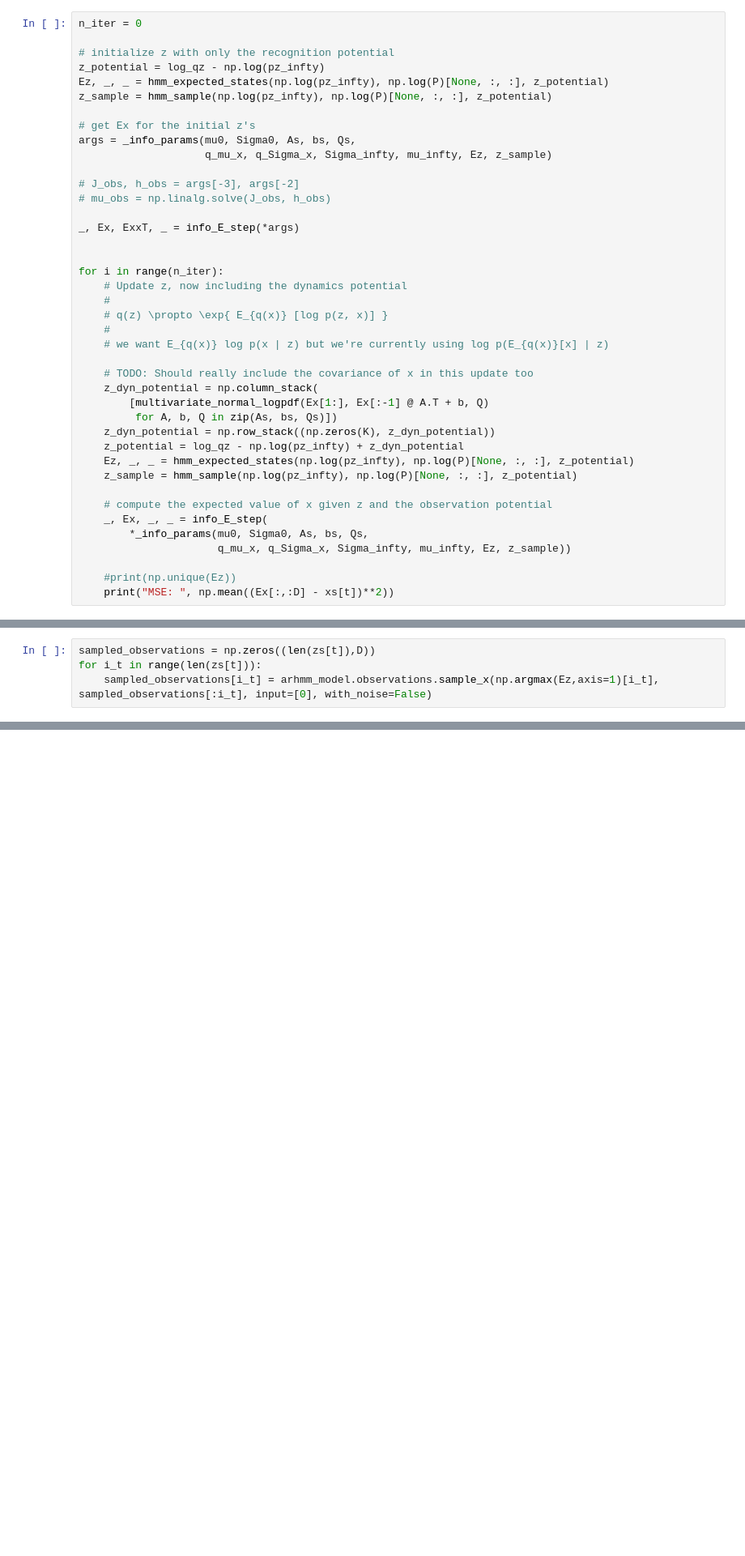
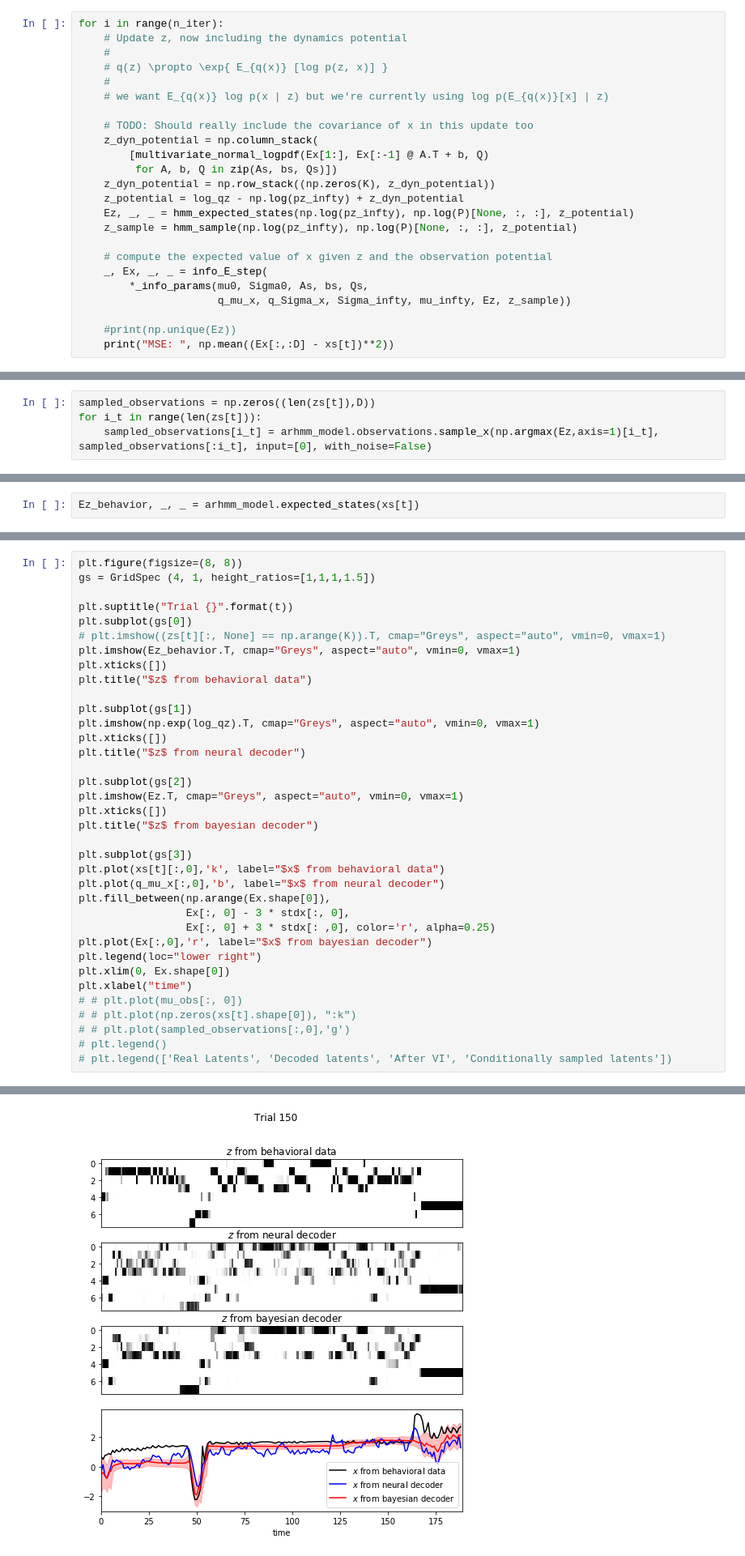
Before and after one commit to themattinthehatt/behavenet, a Jupyter notebook: behavenet/analyses/notebooks/bayesian_decoder_real_data_single_lag.ipynb, the cells around one changed output, grey strips where cells are left out. Shown at 81% size. Drawn from its saved outputs; the diff is of its cells as text; blank space fills up the shorter version.

Commit message:
nicer plots

```diff
--- a/behavenet/analyses/notebooks/bayesian_decoder_real_data_single_lag.ipynb
+++ b/behavenet/analyses/notebooks/bayesian_decoder_real_data_single_lag.ipynb
@@ -264,21 +286,4 @@ log_qz = log_qzs[t]
 # %%
-n_iter = 0
-
-# initialize z with only the recognition potential
-z_potential = log_qz - np.log(pz_infty)
-Ez, _, _ = hmm_expected_states(np.log(pz_infty), np.log(P)[None, :, :], z_potential)
-z_sample = hmm_sample(np.log(pz_infty), np.log(P)[None, :, :], z_potential)
-
-# get Ex for the initial z's
-args = _info_params(mu0, Sigma0, As, bs, Qs,
-                    q_mu_x, q_Sigma_x, Sigma_infty, mu_infty, Ez, z_sample)
-
-# J_obs, h_obs = args[-3], args[-2]
-# mu_obs = np.linalg.solve(J_obs, h_obs)
-
-_, Ex, ExxT, _ = info_E_step(*args)
-
-
 for i in range(n_iter):
     # Update z, now including the dynamics potential
     #
@@ -338,0 +322,2 @@ plt.legend()
+# %%
+Ez_behavior, _, _ = arhmm_model.expected_states(xs[t])
@@ -338,0 +328,37 @@ plt.legend()
+# %%
+plt.figure(figsize=(8, 8))
+gs = GridSpec (4, 1, height_ratios=[1,1,1,1.5])
+
+plt.suptitle("Trial {}".format(t))
+plt.subplot(gs[0])
+# plt.imshow((zs[t][:, None] == np.arange(K)).T, cmap="Greys", aspect="auto", vmin=0, vmax=1)
+plt.imshow(Ez_behavior.T, cmap="Greys", aspect="auto", vmin=0, vmax=1)
+plt.xticks([])
+plt.title("$z$ from behavioral data")
+
+plt.subplot(gs[1])
+plt.imshow(np.exp(log_qz).T, cmap="Greys", aspect="auto", vmin=0, vmax=1)
+plt.xticks([])
+plt.title("$z$ from neural decoder")
+
+plt.subplot(gs[2])
+plt.imshow(Ez.T, cmap="Greys", aspect="auto", vmin=0, vmax=1)
+plt.xticks([])
+plt.title("$z$ from bayesian decoder")
+
+plt.subplot(gs[3])
+plt.plot(xs[t][:,0],'k', label="$x$ from behavioral data")
+plt.plot(q_mu_x[:,0],'b', label="$x$ from neural decoder")
+plt.fill_between(np.arange(Ex.shape[0]),
+                 Ex[:, 0] - 3 * stdx[:, 0],
+                 Ex[:, 0] + 3 * stdx[: ,0], color='r', alpha=0.25)
+plt.plot(Ex[:,0],'r', label="$x$ from bayesian decoder")
+plt.legend(loc="lower right")
+plt.xlim(0, Ex.shape[0])
+plt.xlabel("time")
+# # plt.plot(mu_obs[:, 0])
+# # plt.plot(np.zeros(xs[t].shape[0]), ":k")
+# # plt.plot(sampled_observations[:,0],'g')
+# plt.legend()
+# plt.legend(['Real Latents', 'Decoded latents', 'After VI', 'Conditionally sampled latents'])
+# %% [output]
@@ -338,0 +366 @@ plt.legend()
+[figure, added]
```
Also changed, not shown: parts of 7 cells of this notebook.
